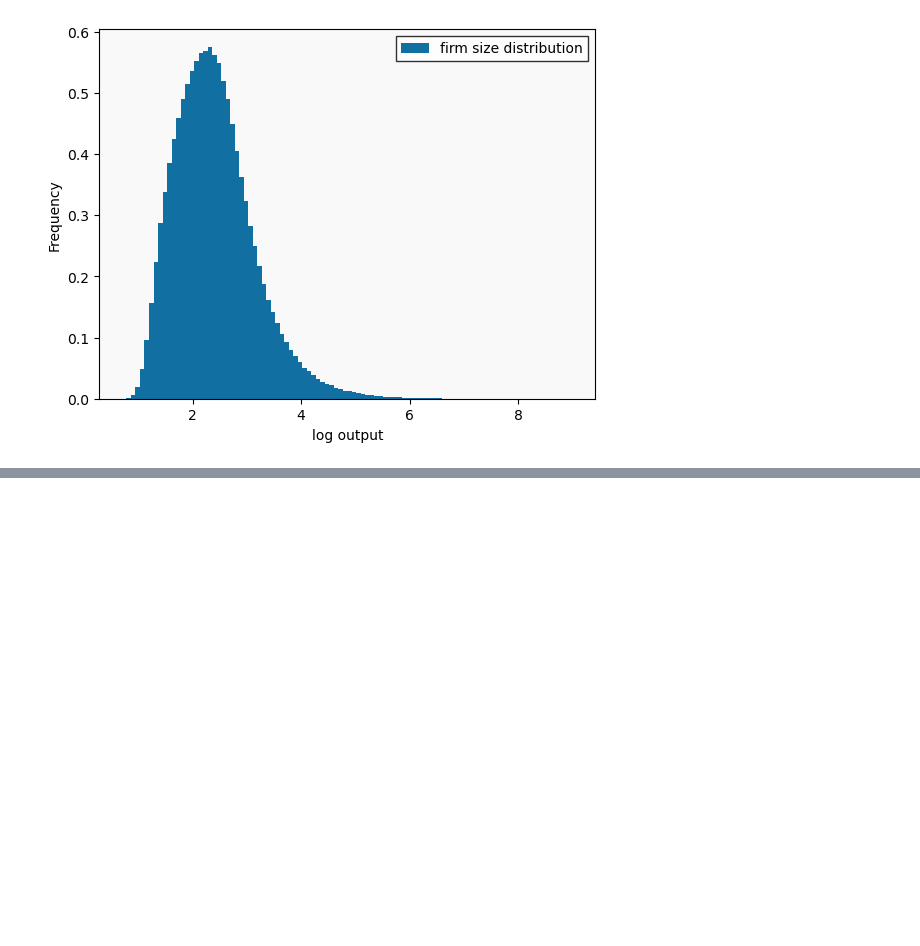
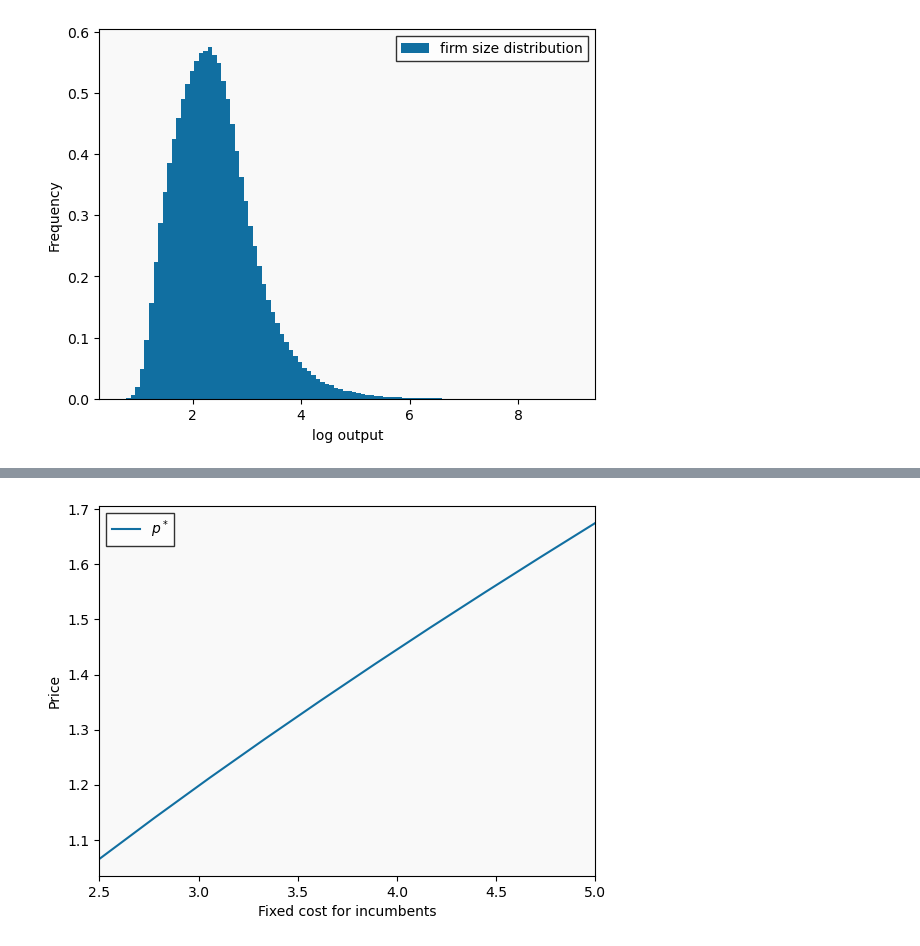
Before and after one commit to sehoxjeong/macroeconomics, a Jupyter notebook: codes/hopenhayn-1992/hopenhayn_1992.ipynb, the cells around one changed output, grey strips where cells are left out. Saved outputs shown, nothing was run; the diff lists cells and outputs as text; code cells hidden in the pictures; blank space fills up the shorter version.

```diff
--- a/codes/hopenhayn-1992/hopenhayn_1992.ipynb
+++ b/codes/hopenhayn-1992/hopenhayn_1992.ipynb
@@ -423,0 +425,9 @@ plt.show()
+# %%
+cf_values = jnp.linspace(2.5, 5.0, 10)
+
+eq_prices = []
+for c_f in cf_values:
+    model = create_hopenhayn1992_model(c_f=c_f)
+    p_star, V_star, z_star, z_sample, s, M_star = compute_equilibrium_prices_and_quantities(model)
+    eq_prices.append(p_star)
+    print(f'Equilibrium price when c_f = {c_f:.2f} is {p_star:.2}')
@@ -423,0 +445,14 @@ plt.show()
+# %%
+fig, ax = plt.subplots()
+
+ax.plot(cf_values, eq_prices, label='$p^*$', color=cm[0])
+
+ax.legend(fancybox=False, edgecolor='k')
+ax.set_facecolor(bg)
+ax.set_xmargin(0)
+ax.set_xlabel('Fixed cost for incumbents')
+ax.set_ylabel('Price')
+
+plt.show()
+# %% [output]
+[figure, added]
```
Also changed, not shown: parts of 2 cells of this notebook.
